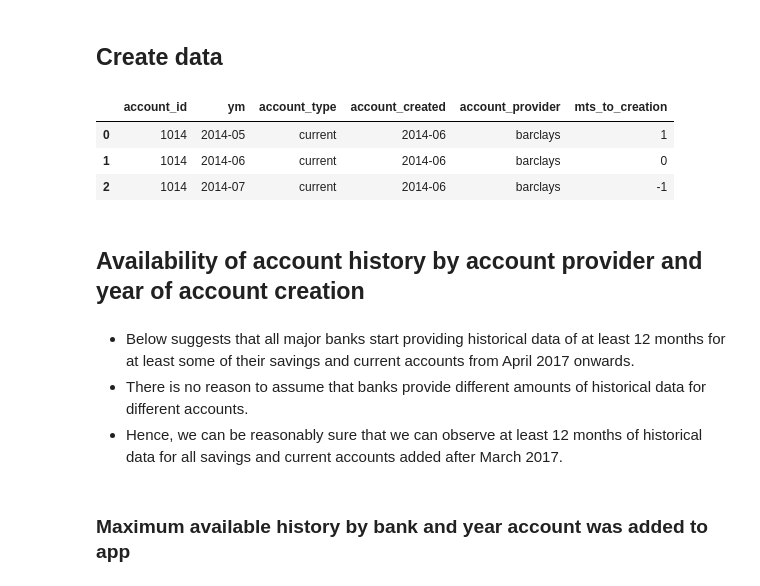
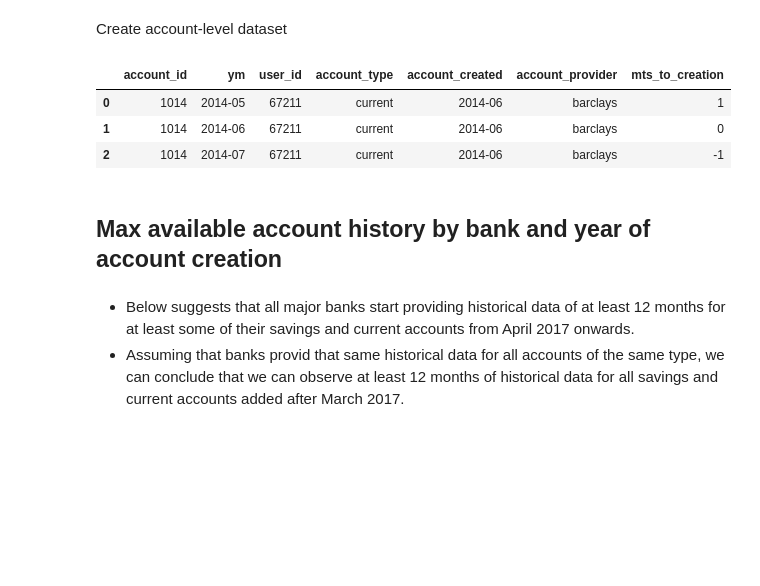
Before and after one commit to fabiangunzinger/mdb_eval, a Jupyter notebook: notebooks/available_account_history.ipynb, the cells around one changed output. Cells and saved outputs as stored; diff of their text form; code cells hidden in the pictures; blank space fills up the shorter version.

```diff
--- a/notebooks/available_account_history.ipynb
+++ b/notebooks/available_account_history.ipynb
@@ -38,0 +33,3 @@ shape: (6,653,551, 35), users: 2734
+# %%
+dft = hd.read_txn_data("X11")
+hd.inspect(dft)
@@ -39,36 +42,34 @@ shape: (6,653,551, 35), users: 2734
 # %% [markdown]
-## Create data
+Create account-level dataset
 # %%
-def make_data(df):
+def account_level_data(df):
     aggs = {
+        "user_id": "first",
         "account_type": "first",
         "account_created": "first",
         "account_provider": "first",
     }
 
     return (
         df.groupby(["account_id", "ym"], as_index=False)
         .agg(aggs)
         .assign(
             account_created=lambda df: df.account_created.dt.to_period("m"),
             mts_to_creation=lambda df: df.account_created.view(int) - df.ym.view(int),
         )
     )
 
 
-df = make_data(dft)
-df.head(3)
+dfa = account_level_data(dft)
+dfa.head(3)
 # %% [output]
-|  | account_id | ym | account_type | account_created | account_provider | mts_to_creation |
-| 0 | 1014 | 2014-05 | current | 2014-06 | barclays | 1 |
-| 1 | 1014 | 2014-06 | current | 2014-06 | barclays | 0 |
-| 2 | 1014 | 2014-07 | current | 2014-06 | barclays | -1 |
+|  | account_id | ym | user_id | account_type | account_created | account_provider | mts_to_creation |
+| 0 | 1014 | 2014-05 | 67211 | current | 2014-06 | barclays | 1 |
+| 1 | 1014 | 2014-06 | 67211 | current | 2014-06 | barclays | 0 |
+| 2 | 1014 | 2014-07 | 67211 | current | 2014-06 | barclays | -1 |
 # %% [markdown]
-## Availability of account history by account provider and year of account creation
+## Max available account history by bank and year of account creation
 # %% [markdown]
 - Below suggests that all major banks start providing historical data of at least 12 months for at least some of their savings and current accounts from April 2017 onwards.
-- There is no reason to assume that banks provide different amounts of historical data for different accounts.
-- Hence, we can be reasonably sure that we can observe at least 12 months of historical data for all savings and current accounts added after March 2017.
+- Assuming that banks provid that same historical data for all accounts of the same type, we can conclude that we can observe at least 12 months of historical data for all savings and current accounts added after March 2017.
-# %% [markdown]
-### Maximum available history by bank and year account was added to app
 # %%
```
Also changed, not shown: parts of 15 cells of this notebook, 18 other files.
